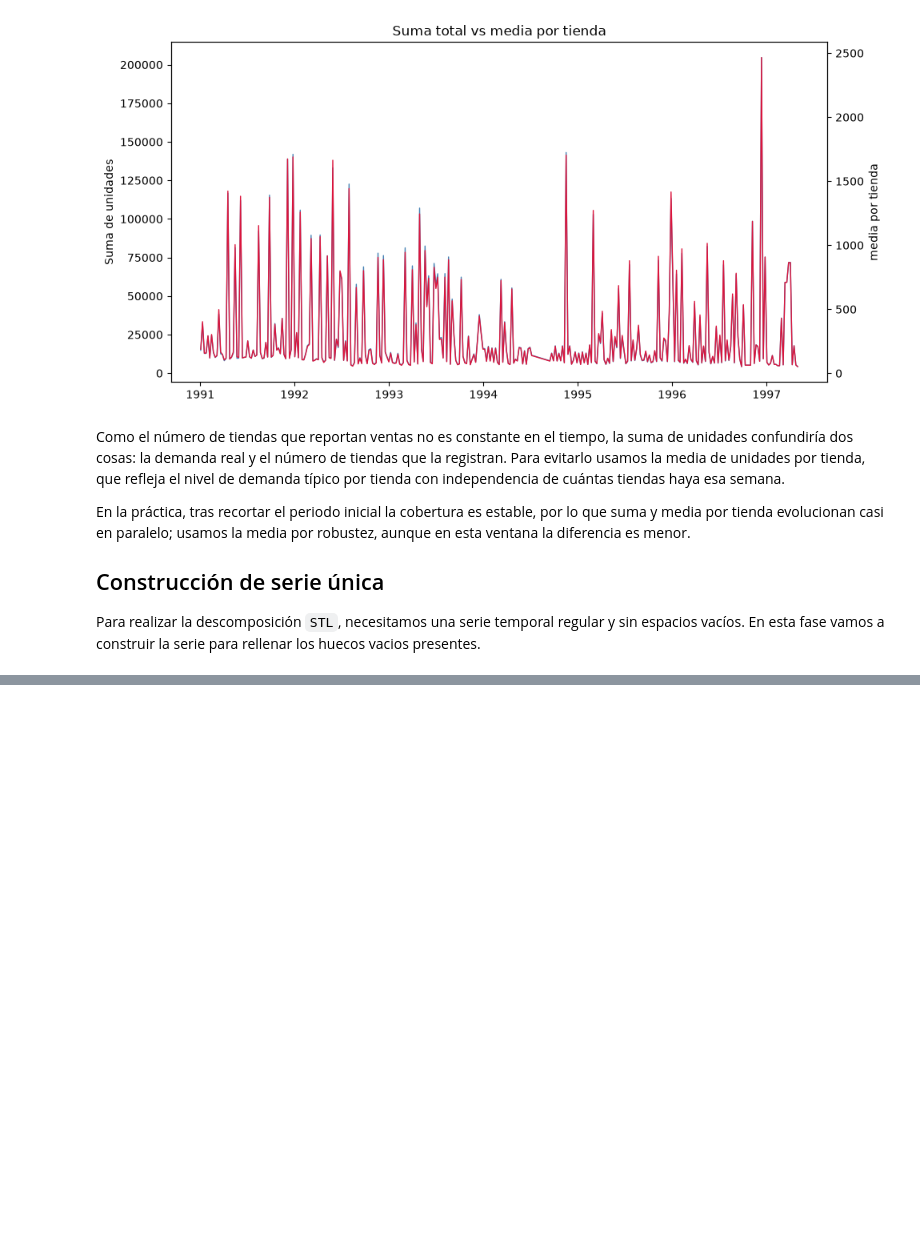
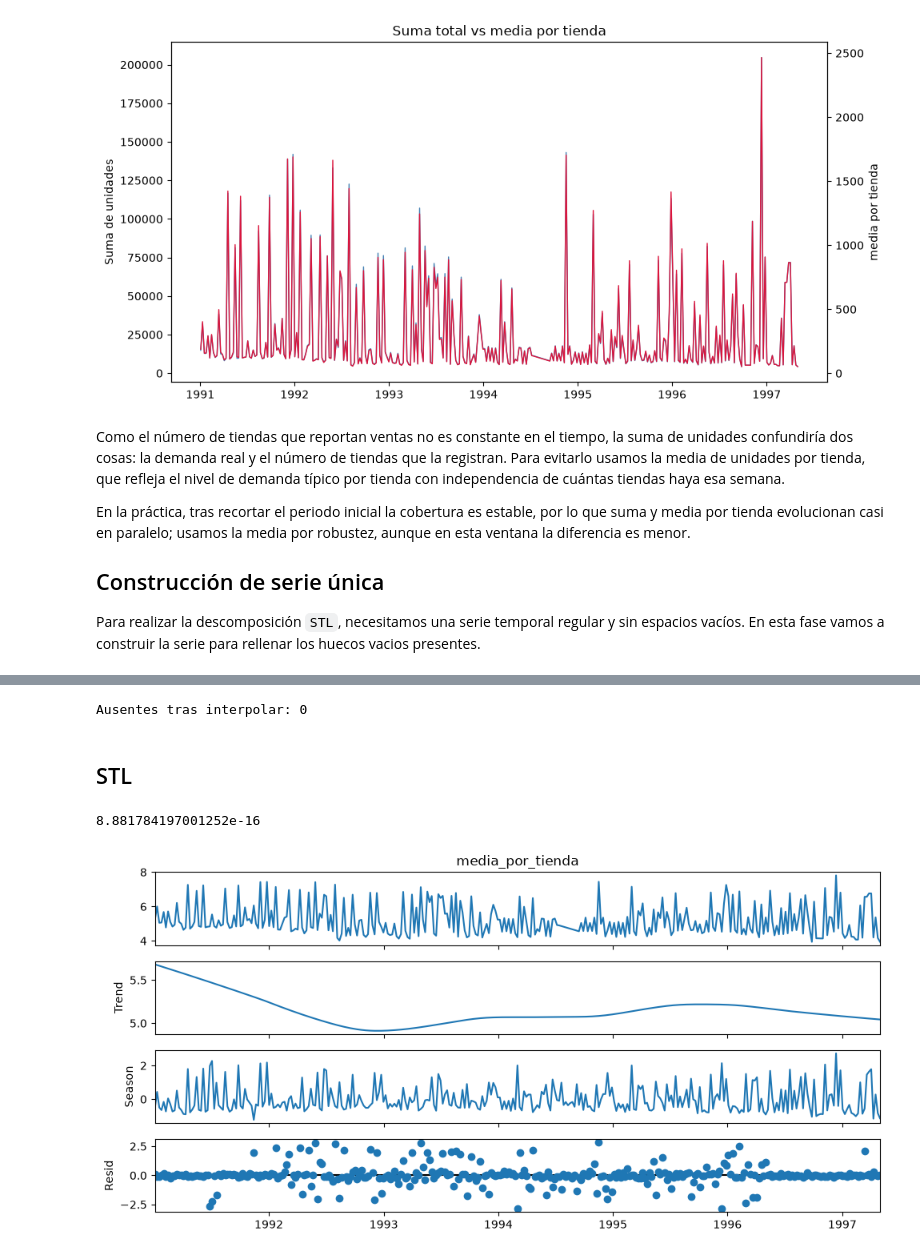
Before and after one commit to ivanfondo/Portafolio-Data-Science-Python, a Jupyter notebook: Pricing-Dominicks/notebooks/02_grupo_reducido_stl.ipynb, the cells around one changed output, grey strips where cells are left out. Drawn from its saved outputs; the diff is of its cells as text; code cells hidden in the pictures; blank space fills up the shorter version.

```diff
--- a/Pricing-Dominicks/notebooks/02_grupo_reducido_stl.ipynb
+++ b/Pricing-Dominicks/notebooks/02_grupo_reducido_stl.ipynb
@@ -85,0 +164,37 @@ Para realizar la descomposición `STL`, necesitamos una serie temporal regular y
+# %%
+log_s = np.log(s) # aplicamos log
+log_s = log_s.interpolate(method='time') # rellenamos espacios vacíos
+
+print(f'Ausentes tras interpolar: {log_s.isna().sum()}')
+# %% [output]
+Ausentes tras interpolar: 0
+# %% [markdown]
+## STL
+# %%
+stl = STL(
+    log_s,
+    period=52, # indicamos periodo de 52 semanas para que sea capaz de diferenciar años
+    robust=True
+)
+
+result = stl.fit() # ajustamos modelo
+
+dcmp = pd.DataFrame({ #dcmp = descomposition
+    "ds": log_s.index,
+    "data": log_s,
+    "trend": result.trend,
+    "seasonal": result.seasonal,
+    "remainder": result.resid,
+}).reset_index(drop=True)
+
+# Nos aseguramos que la descomposición vuelven a reconstruir la serie.
+print((dcmp["data"] - (dcmp["trend"] + dcmp["seasonal"] + dcmp["remainder"])).abs().max()) # debe ser próximo a 0.
+
+fig = result.plot()
+
+fig.set_size_inches(10,5)
+plt.tight_layout()
+plt.show()
+# %% [output]
+8.881784197001252e-16
+[figure, added]
```
Also changed, not shown: parts of 15 cells of this notebook.
